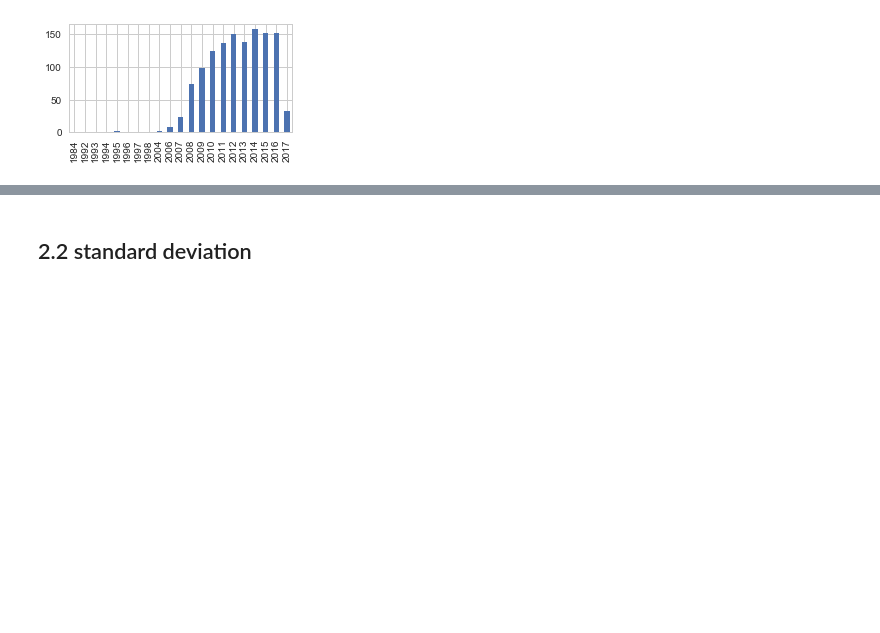
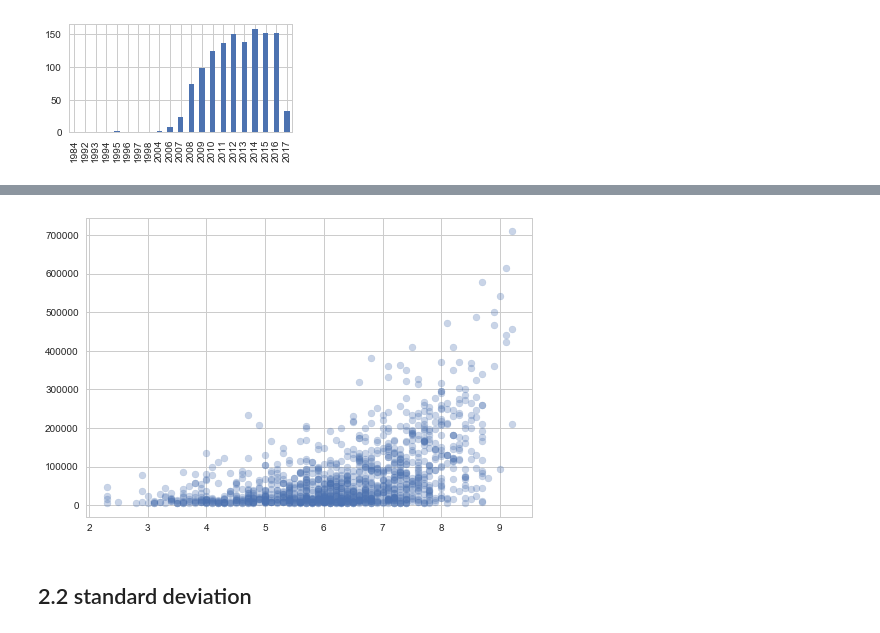
Before and after one commit to cqcn1991/movie-compare, a Jupyter notebook: movie2.ipynb, the cells around one changed output, grey strips where cells are left out. Drawn from its saved outputs; the diff is of its cells as text; code cells hidden in the pictures; blank space fills up the shorter version.

```diff
--- a/movie2.ipynb
+++ b/movie2.ipynb
@@ -115,6 +114,11 @@ plt_configure(title='Rating distribution')
 align_figures()
 # %% [output]
 [interactive output not drawn]
+# %%
+fig, ax = plt.subplots()
+scatter_plot = ax.scatter(df.db_rating, df.db_ratings_count, alpha=0.3)
+# %% [output]
+[figure, added]
 # %% [markdown]
 ## 2.2 standard deviation
 # %%
```
Also changed, not shown: parts of 12 cells of this notebook, 7 other files.
